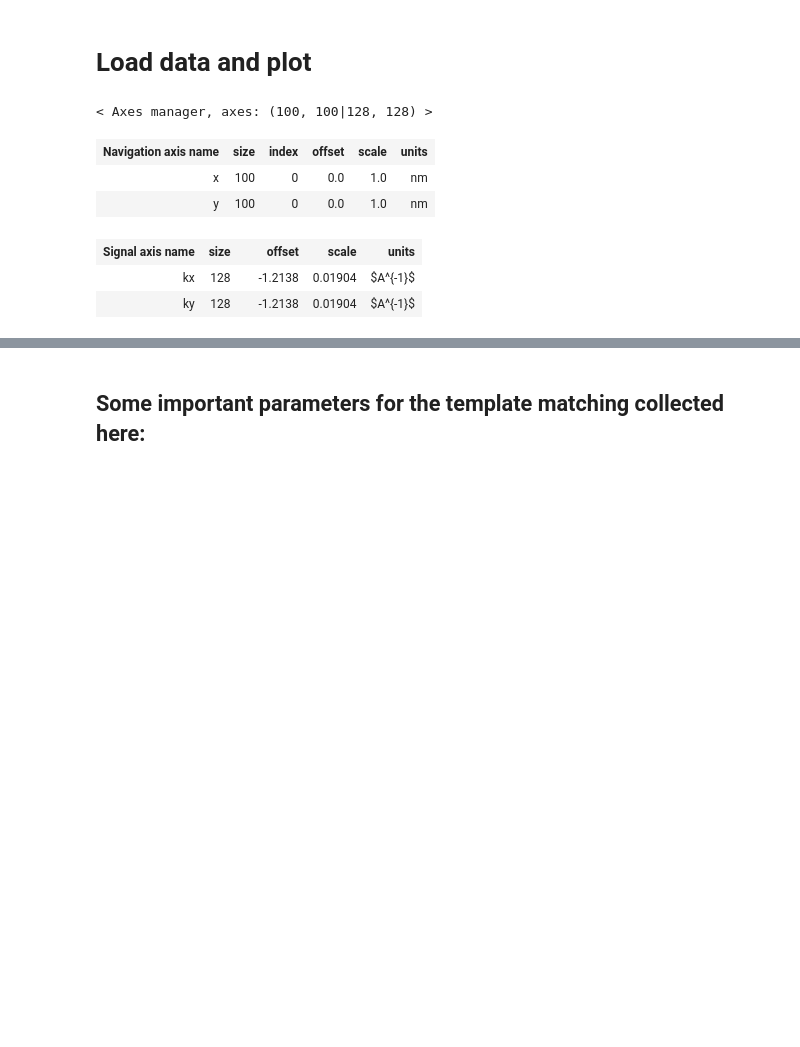
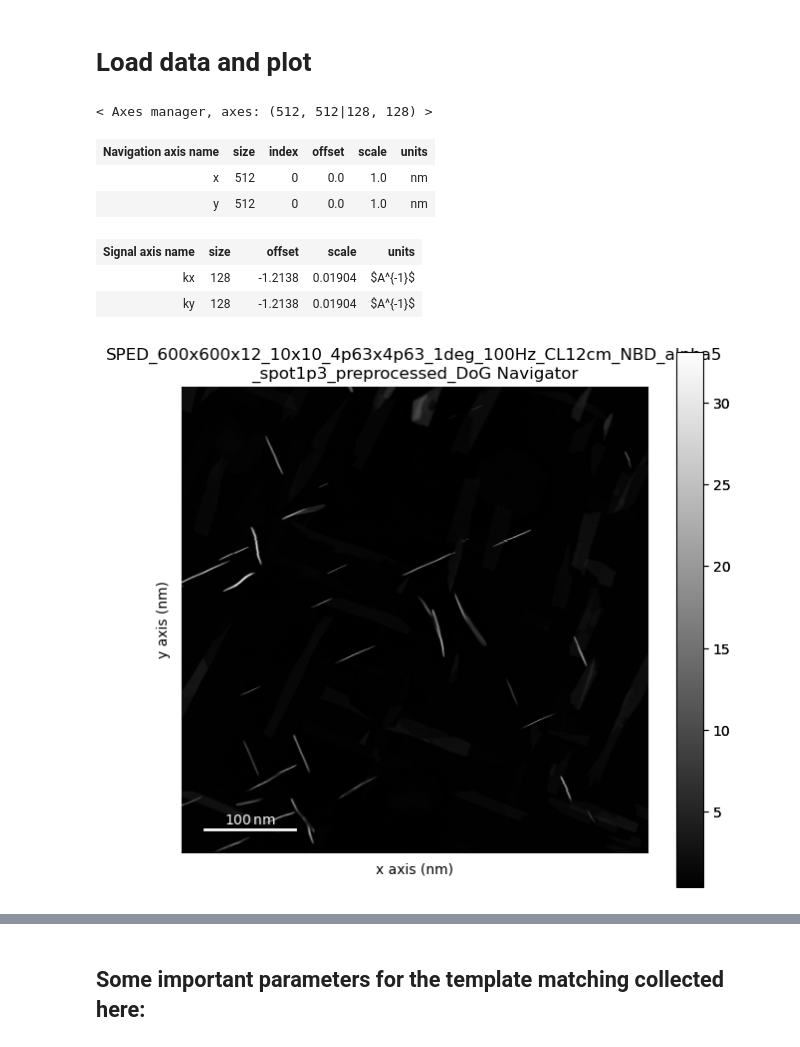
Before and after one commit to elisathr/SPED-phase-mapping, a Jupyter notebook: TemplateMatching/templatematching_3_phasemapping.ipynb, the cells around one changed output, grey strips where cells are left out. Cells and saved outputs as stored; diff of their text form; code cells hidden in the pictures; blank space fills up the shorter version.

```diff
--- a/TemplateMatching/templatematching_3_phasemapping.ipynb
+++ b/TemplateMatching/templatematching_3_phasemapping.ipynb
@@ -33,17 +35,18 @@ from orix.vector.vector3d import Vector3d
 # %% [markdown]
 # Load data and plot
 # %%
-file = 'Almasked_DoG.hdf5'
+file = 'SPED_600x600x12_10x10_4p63x4p63_1deg_100Hz_CL12cm_NBD_alpha5_spot1p3_preprocessed_DoG.hdf5'
 
-experimental_data = hs.load(file)
-experimental_data.set_signal_type('electron_diffraction')
-experimental_data.plot(cmap='Greys', norm='symlog')
-experimental_data.axes_manager
+s = hs.load(file)
+s.set_signal_type('electron_diffraction')
+s.plot(cmap='Greys', norm='symlog')
+s.axes_manager
 # %% [output]
-< Axes manager, axes: (100, 100|128, 128) >
+< Axes manager, axes: (512, 512|128, 128) >
 | Navigation axis name | size | index | offset | scale | units |
-| x | 100 | 0 | 0.0 | 1.0 | nm |
-| y | 100 | 0 | 0.0 | 1.0 | nm |
+| x | 512 | 0 | 0.0 | 1.0 | nm |
+| y | 512 | 0 | 0.0 | 1.0 | nm |
 | Signal axis name | size |  | offset | scale | units |
 | kx | 128 |  | -1.2138 | 0.01904 | $A^{-1}$ |
 | ky | 128 |  | -1.2138 | 0.01904 | $A^{-1}$ |
+[figure, added]
```
Also changed, not shown: parts of 14 cells of this notebook, 2 other files.
